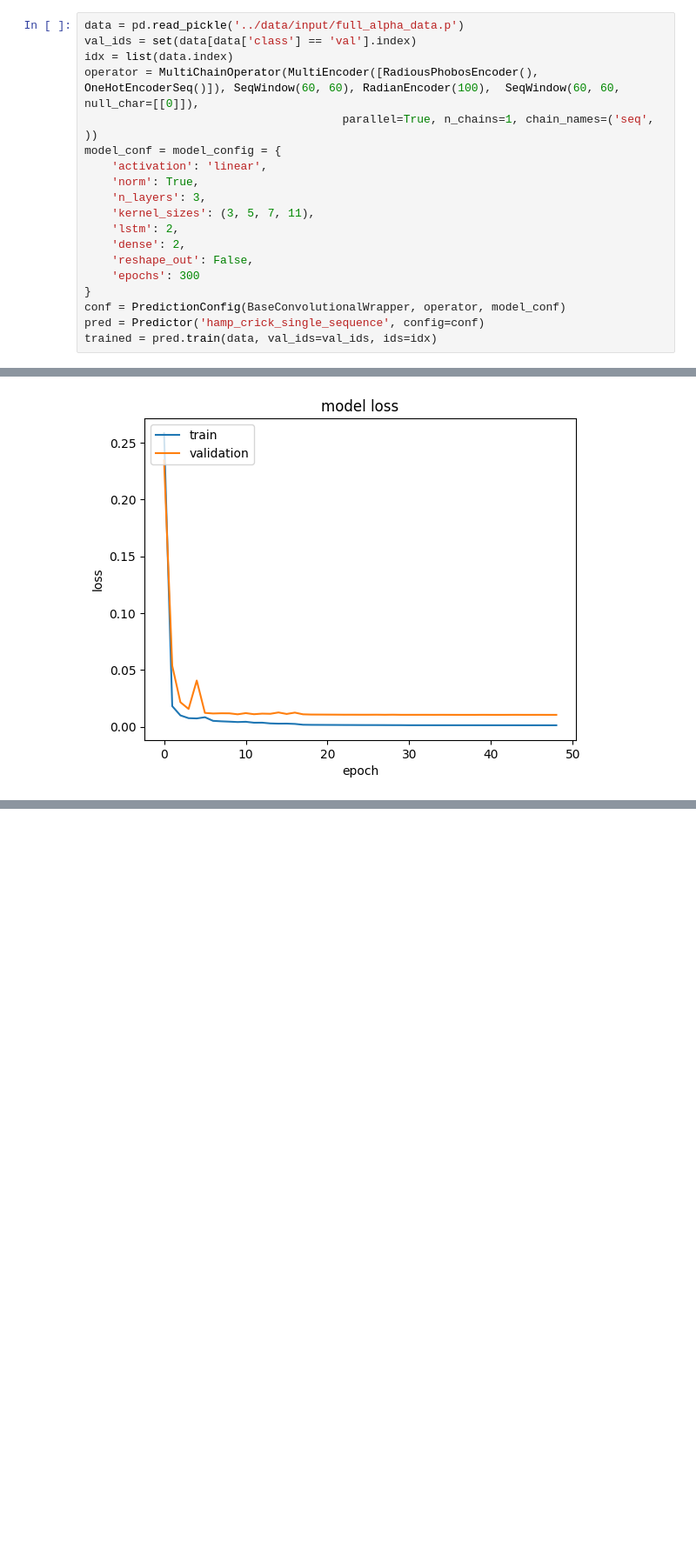
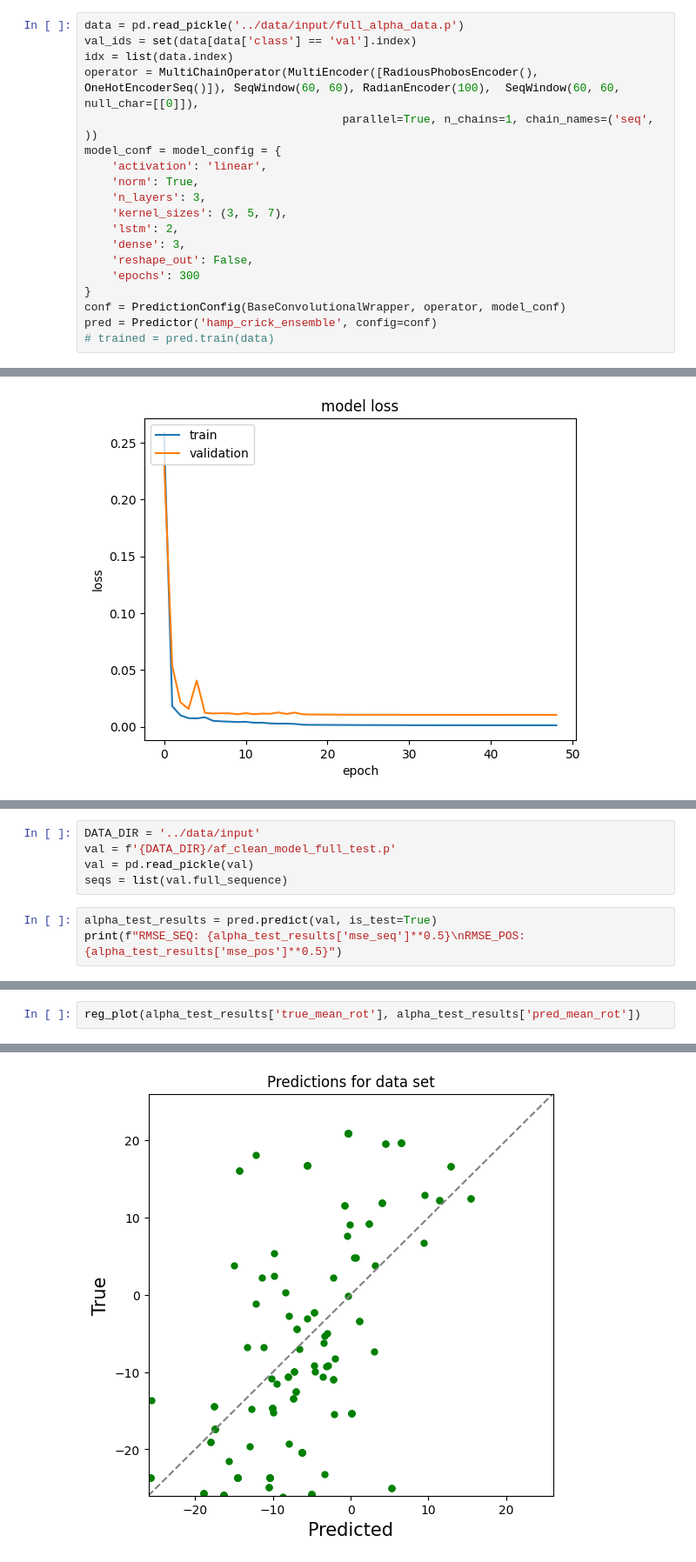
Before and after one commit to labstructbioinf/HAMPpred, a Jupyter notebook: notebooks/train_hamp_crick_single_sequence.ipynb, the cells around one changed output, grey strips where cells are left out. Shown at 87% size. Drawn from its saved outputs; the diff is of its cells as text; blank space fills up the shorter version.

```diff
--- a/notebooks/train_hamp_crick_single_sequence.ipynb
+++ b/notebooks/train_hamp_crick_single_sequence.ipynb
@@ -30,12 +31,12 @@ model_conf = model_config = {
     'activation': 'linear',
     'norm': True,
     'n_layers': 3,
-    'kernel_sizes': (3, 5, 7, 11),
+    'kernel_sizes': (3, 5, 7),
     'lstm': 2,
-    'dense': 2,
+    'dense': 3,
     'reshape_out': False,
     'epochs': 300
 }
 conf = PredictionConfig(BaseConvolutionalWrapper, operator, model_conf)
-pred = Predictor('hamp_crick_single_sequence', config=conf)
-trained = pred.train(data, val_ids=val_ids, ids=idx)
+pred = Predictor('hamp_crick_ensemble', config=conf)
+# trained = pred.train(data)
@@ -81,0 +65,8 @@ plt.show()
+# %%
+DATA_DIR = '../data/input'
+val = f'{DATA_DIR}/af_clean_model_full_test.p'
+val = pd.read_pickle(val)
+seqs = list(val.full_sequence)
+# %%
+alpha_test_results = pred.predict(val, is_test=True)
+print(f"RMSE_SEQ: {alpha_test_results['mse_seq']**0.5}\nRMSE_POS: {alpha_test_results['mse_pos']**0.5}")
@@ -81,0 +80,3 @@ plt.show()
+# %%
+reg_plot(alpha_test_results['true_mean_rot'], alpha_test_results['pred_mean_rot'])
+# %% [output]
@@ -81,0 +84 @@ plt.show()
+[figure, added]
```
Also changed, not shown: parts of 8 cells of this notebook, 8 other files.
